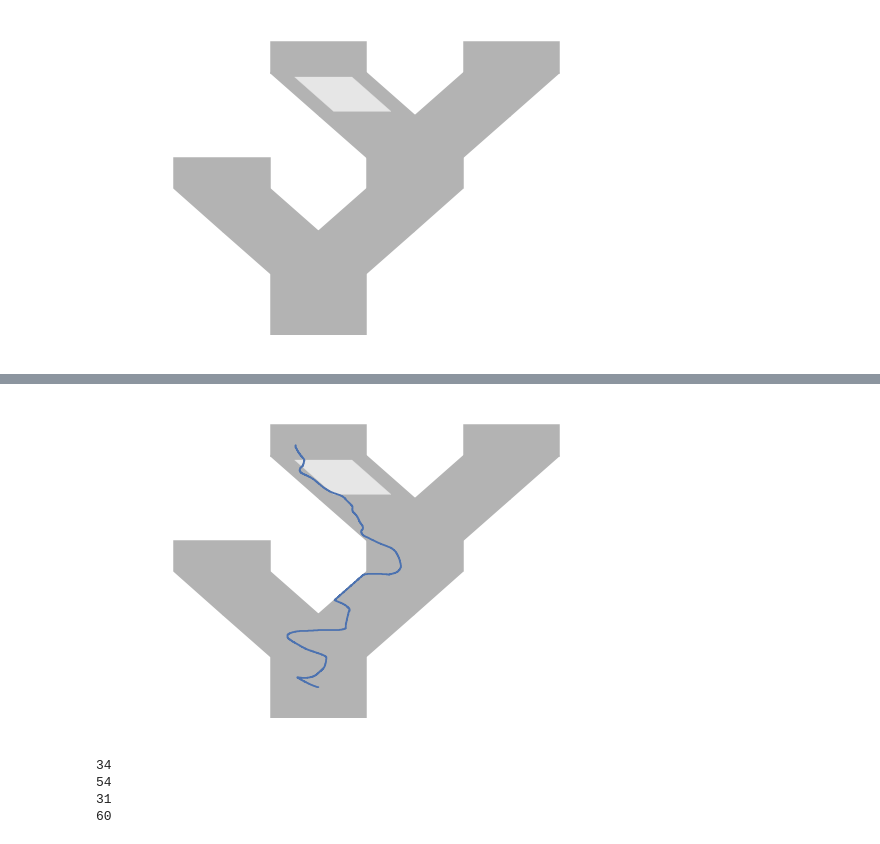
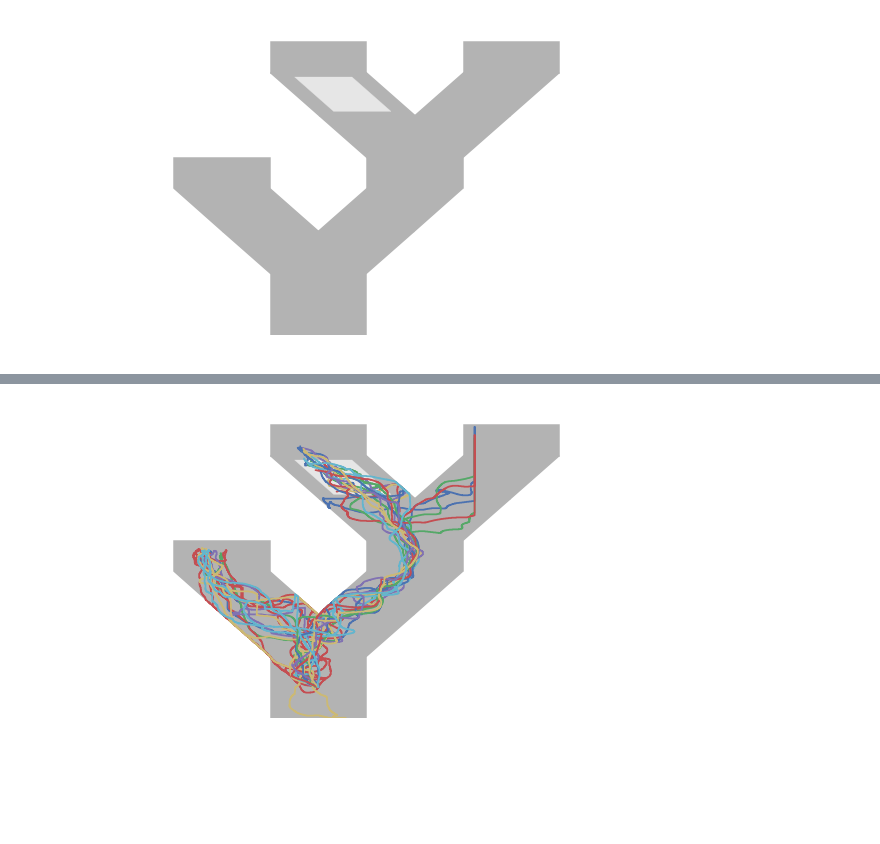
Before and after one commit to sofroniewn/mVR-example, a Jupyter notebook: mVR - example_data.ipynb, the cells around one changed output, grey strips where cells are left out. Saved outputs shown, nothing was run; the diff lists cells and outputs as text; code cells hidden in the pictures; blank space fills up the shorter version.

```diff
--- a/mVR - example_data.ipynb
+++ b/mVR - example_data.ipynb
@@ -51,5 +51,5 @@ trace(params, 0)
 # %%
 draw(maze, reward)
-trace(params, [59])
+trace(params, range(0,18))
 # %% [output]
-[figure, old version]
+[figure, new version]
@@ -121,10 +55,0 @@ Z = [(x[1]=='R') & (x[2]=='L') for x in C]
-# %%
-print sum(X)
-print sum(Y)
-print sum(Z)
-print len(Z)
-# %% [output]
-34
-54
-31
-60
```
Also changed, not shown: parts of 3 cells of this notebook.
